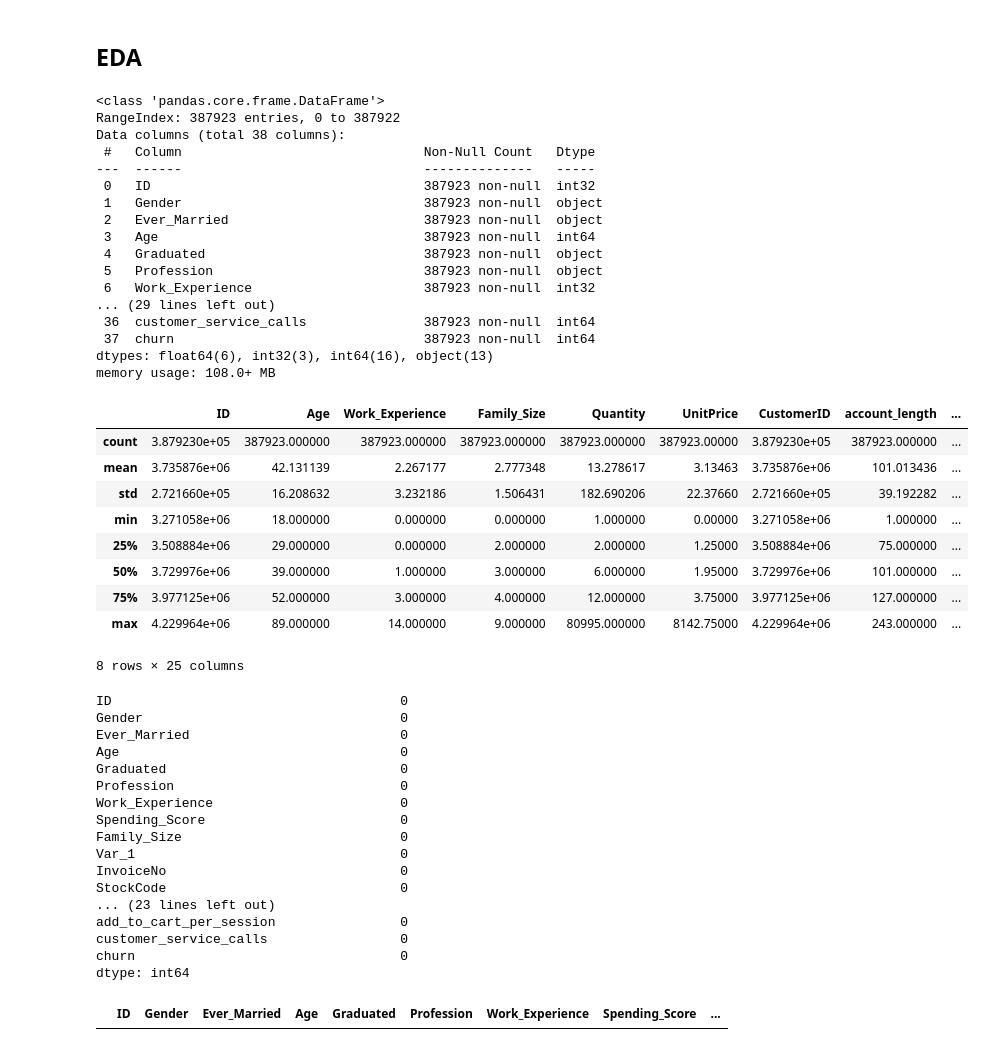
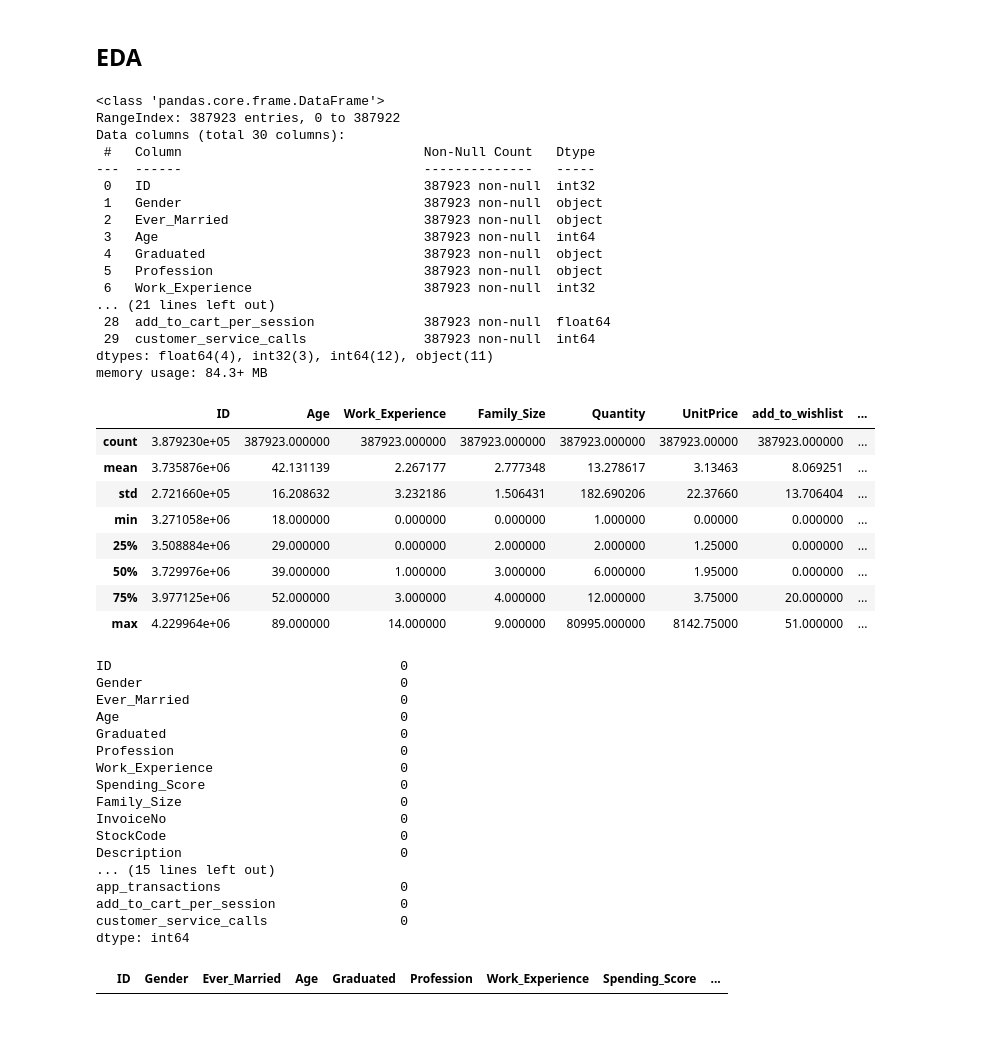
Before and after one commit to DhananJayKumarMV/Customer_Segmentation, a Jupyter notebook: Customer_Segmentation.ipynb, the cells around one changed output. Drawn from its saved outputs; the diff is of its cells as text; code cells hidden in the pictures.

```diff
--- a/Customer_Segmentation.ipynb
+++ b/Customer_Segmentation.ipynb
@@ -98,7 +98,7 @@ Country              0
 dtype: int64
 # %%
 # read in the data (downloaded from Kaggle)
-cb_df = pd.read_csv("./data/Customer_behaviour_data_old.csv", delimiter=';')
+cb_df = pd.read_csv("./data/Customer_behaviour_data.csv", delimiter=';')
 
 # print the first 5 rows
 cb_df.head()
@@ -552,3 +554,6 @@ preprocessed_data
 | 387921 | 4004344 | Male | Yes | 42 | Yes | Entertainment | 0 | Average | ... |
 | 387922 | 4004344 | Male | Yes | 42 | Yes | Entertainment | 0 | Average | ... |
 387923 rows × 38 columns
+# %%
+preprocessed_data2 = preprocessed_data.copy(deep=True)
+preprocessed_data2 = preprocessed_data2.drop(['Var_1','CustomerID','location_code','user_id','push_status','avg_order_value','account_length','churn'], axis=1)
@@ -555,11 +576,11 @@ preprocessed_data
 # %% [markdown]
 ## EDA
 # %%
-preprocessed_data.info()
+preprocessed_data2.info()
 # %% [output]
 <class 'pandas.core.frame.DataFrame'>
 RangeIndex: 387923 entries, 0 to 387922
-Data columns (total 38 columns):
+Data columns (total 30 columns):
  #   Column                               Non-Null Count   Dtype
 ---  ------                               --------------   -----
  0   ID                                   387923 non-null  int32
@@ -569,21 +590,20 @@ Data columns (total 38 columns):
  4   Graduated                            387923 non-null  object
  5   Profession                           387923 non-null  object
  6   Work_Experience                      387923 non-null  int32
-... (29 lines left out)
- 36  customer_service_calls               387923 non-null  int64
- 37  churn                                387923 non-null  int64
-dtypes: float64(6), int32(3), int64(16), object(13)
-memory usage: 108.0+ MB
+... (21 lines left out)
+ 28  add_to_cart_per_session              387923 non-null  float64
+ 29  customer_service_calls               387923 non-null  int64
+dtypes: float64(4), int32(3), int64(12), object(11)
+memory usage: 84.3+ MB
 # %%
-preprocessed_data.describe()
+preprocessed_data2.describe()
 # %% [output]
-|  | ID | Age | Work_Experience | Family_Size | Quantity | UnitPrice | CustomerID | account_length | ... |
-| count | 3.879230e+05 | 387923.000000 | 387923.000000 | 387923.000000 | 387923.000000 | 387923.00000 | 3.879230e+05 | 387923.000000 | ... |
-| mean | 3.735876e+06 | 42.131139 | 2.267177 | 2.777348 | 13.278617 | 3.13463 | 3.735876e+06 | 101.013436 | ... |
-| std | 2.721660e+05 | 16.208632 | 3.232186 | 1.506431 | 182.690206 | 22.37660 | 2.721660e+05 | 39.192282 | ... |
-| min | 3.271058e+06 | 18.000000 | 0.000000 | 0.000000 | 1.000000 | 0.00000 | 3.271058e+06 | 1.000000 | ... |
-| 25% | 3.508884e+06 | 29.000000 | 0.000000 | 2.000000 | 2.000000 | 1.25000 | 3.508884e+06 | 75.000000 | ... |
-| 50% | 3.729976e+06 | 39.000000 | 1.000000 | 3.000000 | 6.000000 | 1.95000 | 3.729976e+06 | 101.000000 | ... |
-| 75% | 3.977125e+06 | 52.000000 | 3.000000 | 4.000000 | 12.000000 | 3.75000 | 3.977125e+06 | 127.000000 | ... |
-| max | 4.229964e+06 | 89.000000 | 14.000000 | 9.000000 | 80995.000000 | 8142.75000 | 4.229964e+06 | 243.000000 | ... |
+|  | ID | Age | Work_Experience | Family_Size | Quantity | UnitPrice | add_to_wishlist | ... |
+| count | 3.879230e+05 | 387923.000000 | 387923.000000 | 387923.000000 | 387923.000000 | 387923.00000 | 387923.000000 | ... |
+| mean | 3.735876e+06 | 42.131139 | 2.267177 | 2.777348 | 13.278617 | 3.13463 | 8.069251 | ... |
+| std | 2.721660e+05 | 16.208632 | 3.232186 | 1.506431 | 182.690206 | 22.37660 | 13.706404 | ... |
+| min | 3.271058e+06 | 18.000000 | 0.000000 | 0.000000 | 1.000000 | 0.00000 | 0.000000 | ... |
+| 25% | 3.508884e+06 | 29.000000 | 0.000000 | 2.000000 | 2.000000 | 1.25000 | 0.000000 | ... |
+| 50% | 3.729976e+06 | 39.000000 | 1.000000 | 3.000000 | 6.000000 | 1.95000 | 0.000000 | ... |
+| 75% | 3.977125e+06 | 52.000000 | 3.000000 | 4.000000 | 12.000000 | 3.75000 | 20.000000 | ... |
+| max | 4.229964e+06 | 89.000000 | 14.000000 | 9.000000 | 80995.000000 | 8142.75000 | 51.000000 | ... |
-8 rows × 25 columns
@@ -590,5 +612,5 @@ preprocessed_data.describe()
 # %%
-preprocessed_data.isnull().sum()
+preprocessed_data2.isnull().sum()
 # %% [output]
 ID                                     0
 Gender                                 0
@@ -599,13 +621,13 @@ Profession                             0
 Work_Experience                        0
 Spending_Score                         0
 Family_Size                            0
-Var_1                                  0
 InvoiceNo                              0
 StockCode                              0
-... (23 lines left out)
+Description                            0
+... (15 lines left out)
+app_transactions                       0
 add_to_cart_per_session                0
 customer_service_calls                 0
-churn                                  0
 dtype: int64
 # %%
 preprocessed_data[preprocessed_data.duplicated()]
```
Also changed, not shown: parts of 9 cells of this notebook, 2 other files.
